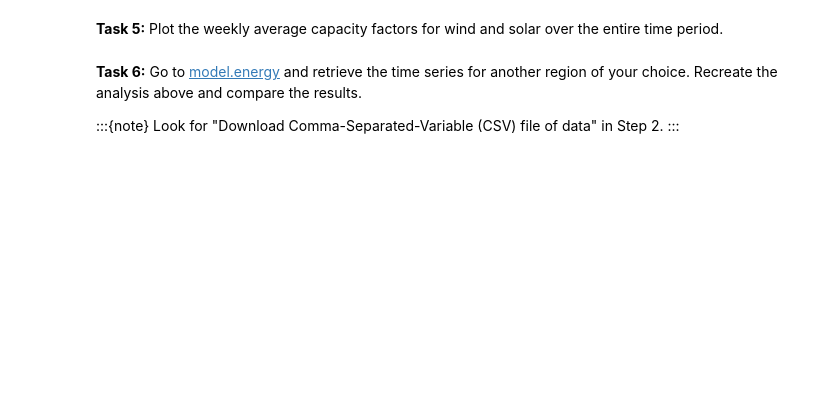
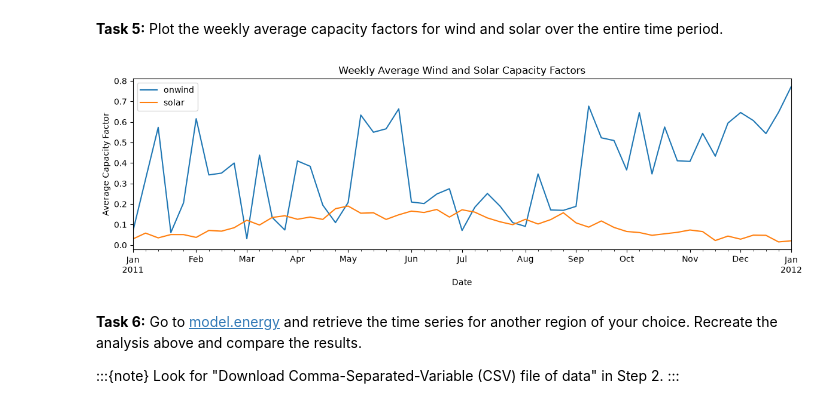
Before and after one commit to ashley-ding/pypsa-lab, a Jupyter notebook: course/03-workshop-pandas.ipynb, the cells around one changed output. Saved outputs shown, nothing was run; the diff lists cells and outputs as text; code cells hidden in the pictures; blank space fills up the shorter version.

```diff
--- a/course/03-workshop-pandas.ipynb
+++ b/course/03-workshop-pandas.ipynb
@@ -968,5 +995,31 @@ Go to the [pandas documentation](https://pandas.pydata.org/pandas-docs/stable/in
 # %% [markdown]
 **Task 5:** Plot the weekly average capacity factors for wind and solar over the entire time period.
+# %%
+# calculate weekly average capacity factors
+weekly_cf = (df
+             # group observations into weeks
+             .resample("W") # W: weekly frequency
+             # by default, Pandas uses weeks ending on Sunday
+             # all observations within each calendar week belong to the same group
+             # why .resample() rather than .group()?
+             # .groupby(): categories such as tech type
+             # .resample("W"): calendar weeks
+             # .resample("D"): calendar days
+             # .resample("MS"): calendar months
+             .mean()
+             )
+
+plot = (weekly_cf
+        .plot(figsize=(12, 4),
+              title="Weekly Average Wind and Solar Capacity Factors",
+              xlabel="Date",
+              ylabel="Average Capacity Factor")
+        )
+
+plt.tight_layout()
+plt.show()
+# %% [output]
+[figure, added]
 # %% [markdown]
 **Task 6:** Go to [model.energy](https://model.energy) and retrieve the time series for another region of your choice. Recreate the analysis above and compare the results.
 
```
Also changed, not shown: parts of 2 cells of this notebook.
